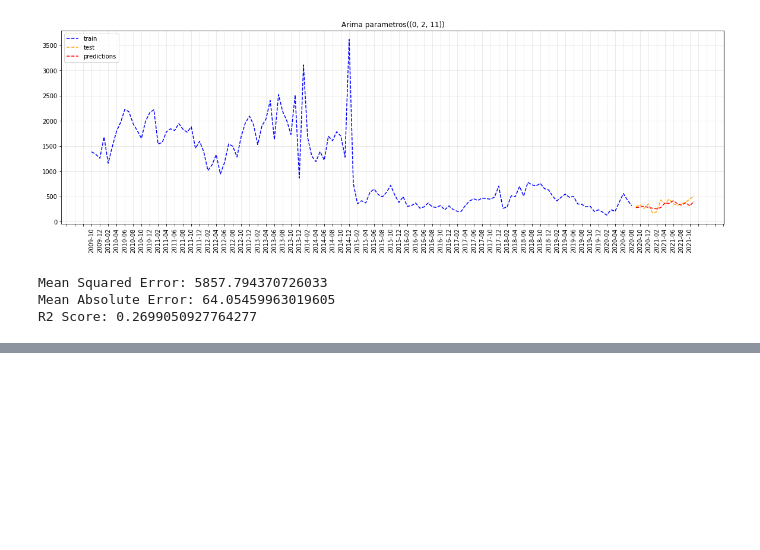
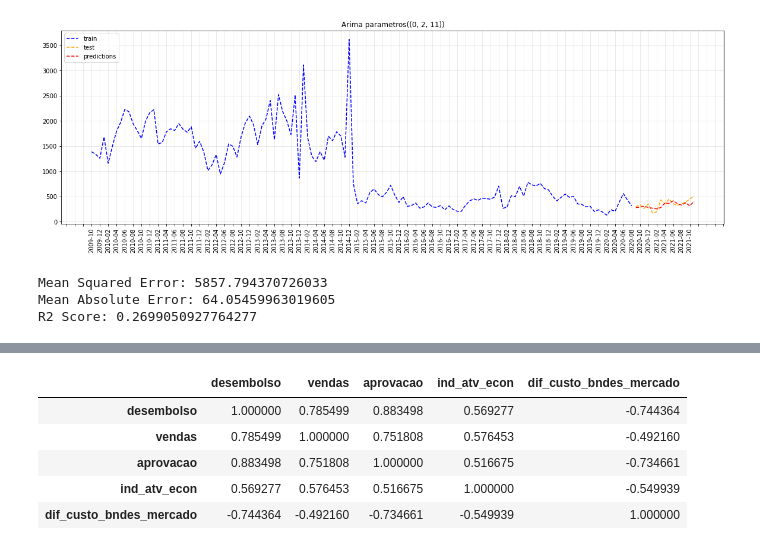
Before and after one commit to gdutramartins/forecast-desembolso, a Jupyter notebook: auto-regressive-pred.ipynb, the cells around one changed output, grey strips where cells are left out. Cells and saved outputs as stored; diff of their text form; code cells hidden in the pictures; blank space fills up the shorter version.

```diff
--- a/auto-regressive-pred.ipynb
+++ b/auto-regressive-pred.ipynb
@@ -202,0 +287,9 @@ Não melhorou -0.1252390300749162 com o=(0,1,7) so=(0,0,0) - Best 0.112722713384
+# %%
+df_multivariate.corr()
+# %% [output]
+|  | desembolso | vendas | aprovacao | ind_atv_econ | dif_custo_bndes_mercado |
+| desembolso | 1.000000 | 0.785499 | 0.883498 | 0.569277 | -0.744364 |
+| vendas | 0.785499 | 1.000000 | 0.751808 | 0.576453 | -0.492160 |
+| aprovacao | 0.883498 | 0.751808 | 1.000000 | 0.516675 | -0.734661 |
+| ind_atv_econ | 0.569277 | 0.576453 | 0.516675 | 1.000000 | -0.549939 |
+| dif_custo_bndes_mercado | -0.744364 | -0.492160 | -0.734661 | -0.549939 | 1.000000 |
```
Also changed, not shown: parts of 20 cells of this notebook, 3 other files.
